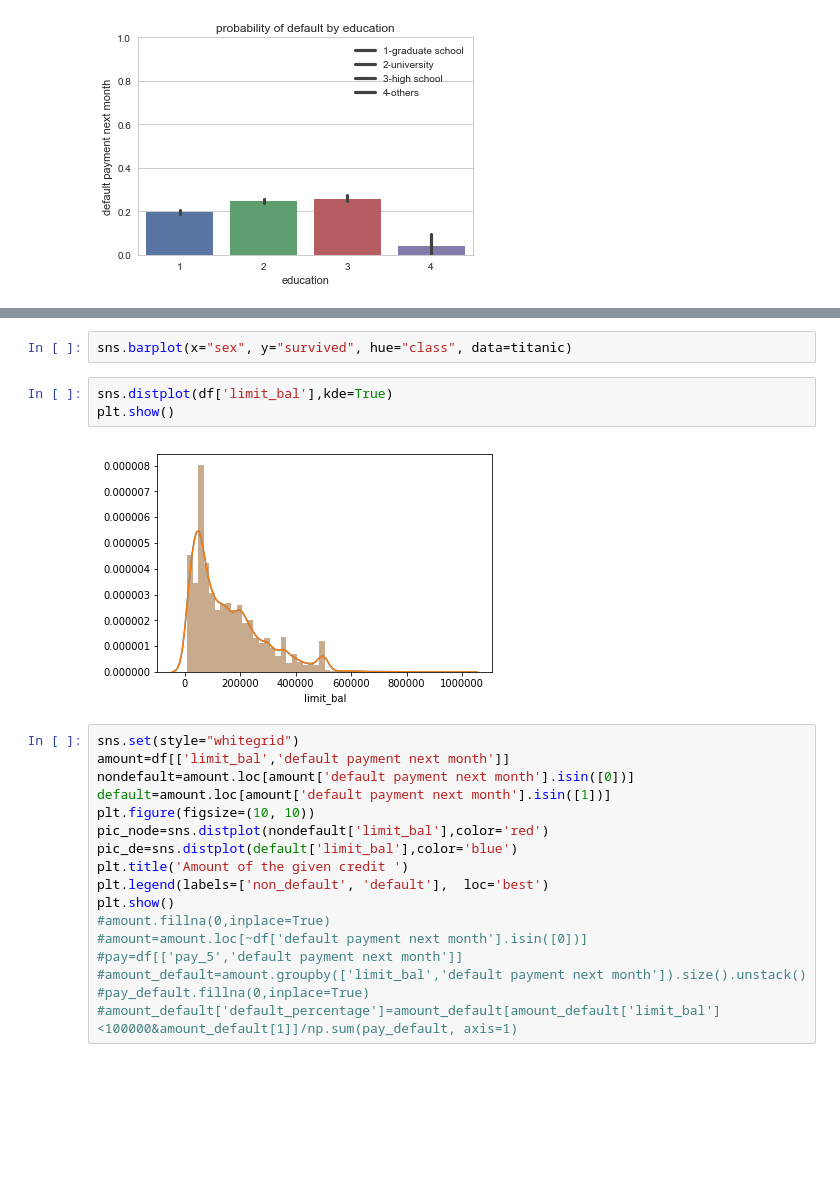
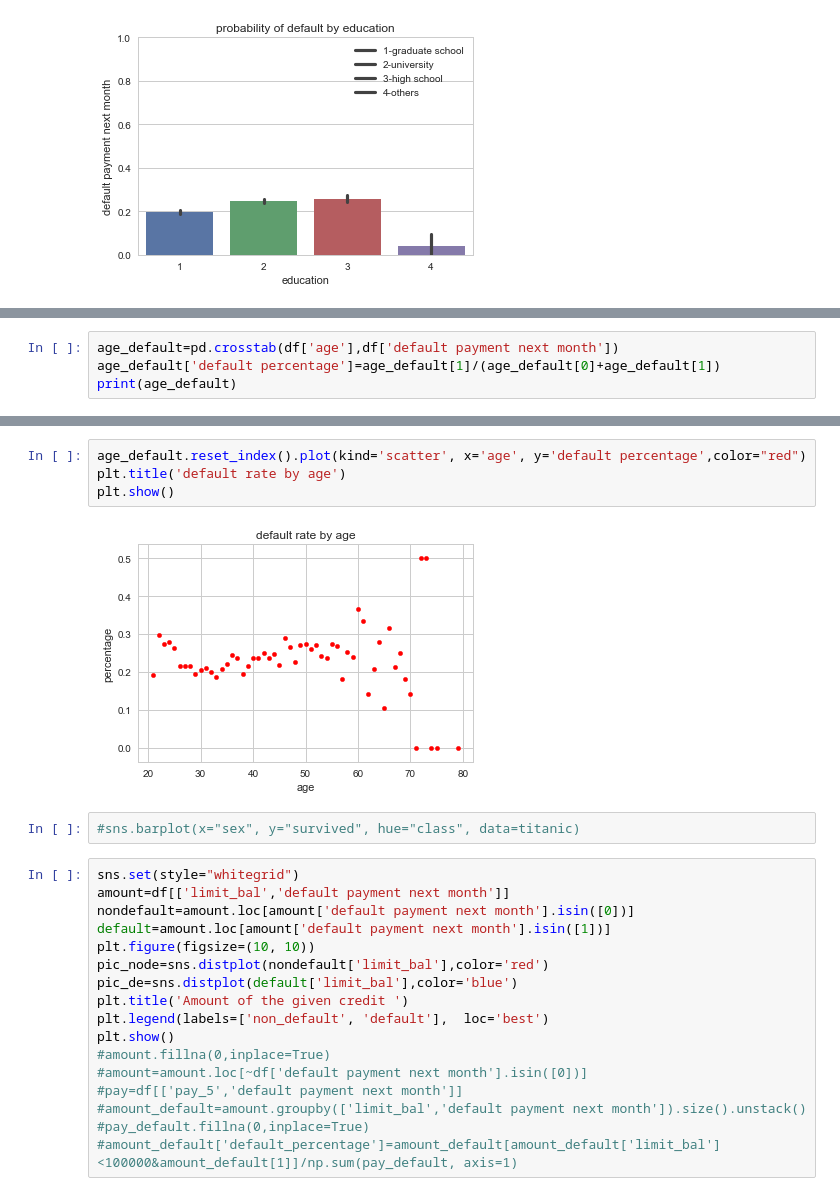
Before and after one commit to Jingophelia/Projects, a Jupyter notebook: Capstone/capstone.ipynb, the cells around one changed output, grey strips where cells are left out. Drawn from its saved outputs; the diff is of its cells as text; blank space fills up the shorter version.

```diff
--- a/Capstone/capstone.ipynb
+++ b/Capstone/capstone.ipynb
@@ -454,0 +454,4 @@ plt.show()
+# %%
+age_default=pd.crosstab(df['age'],df['default payment next month'])
+age_default['default percentage']=age_default[1]/(age_default[0]+age_default[1])
+print(age_default)
@@ -455,10 +476,11 @@ plt.show()
+# %%
+age_default.reset_index().plot(kind='scatter', x='age', y='default percentage',color="red")
+plt.title('default rate by age')
+plt.show()
+# %% [output]
+[figure, added]
 # %%
-sns.barplot(x="sex", y="survived", hue="class", data=titanic)
+#sns.barplot(x="sex", y="survived", hue="class", data=titanic)
-# %%
-sns.distplot(df['limit_bal'],kde=True)
-plt.show()
-# %% [output]
-[figure, removed]
 # %%
 sns.set(style="whitegrid")
 amount=df[['limit_bal','default payment next month']]
```
Also changed, not shown: parts of 21 cells of this notebook.
